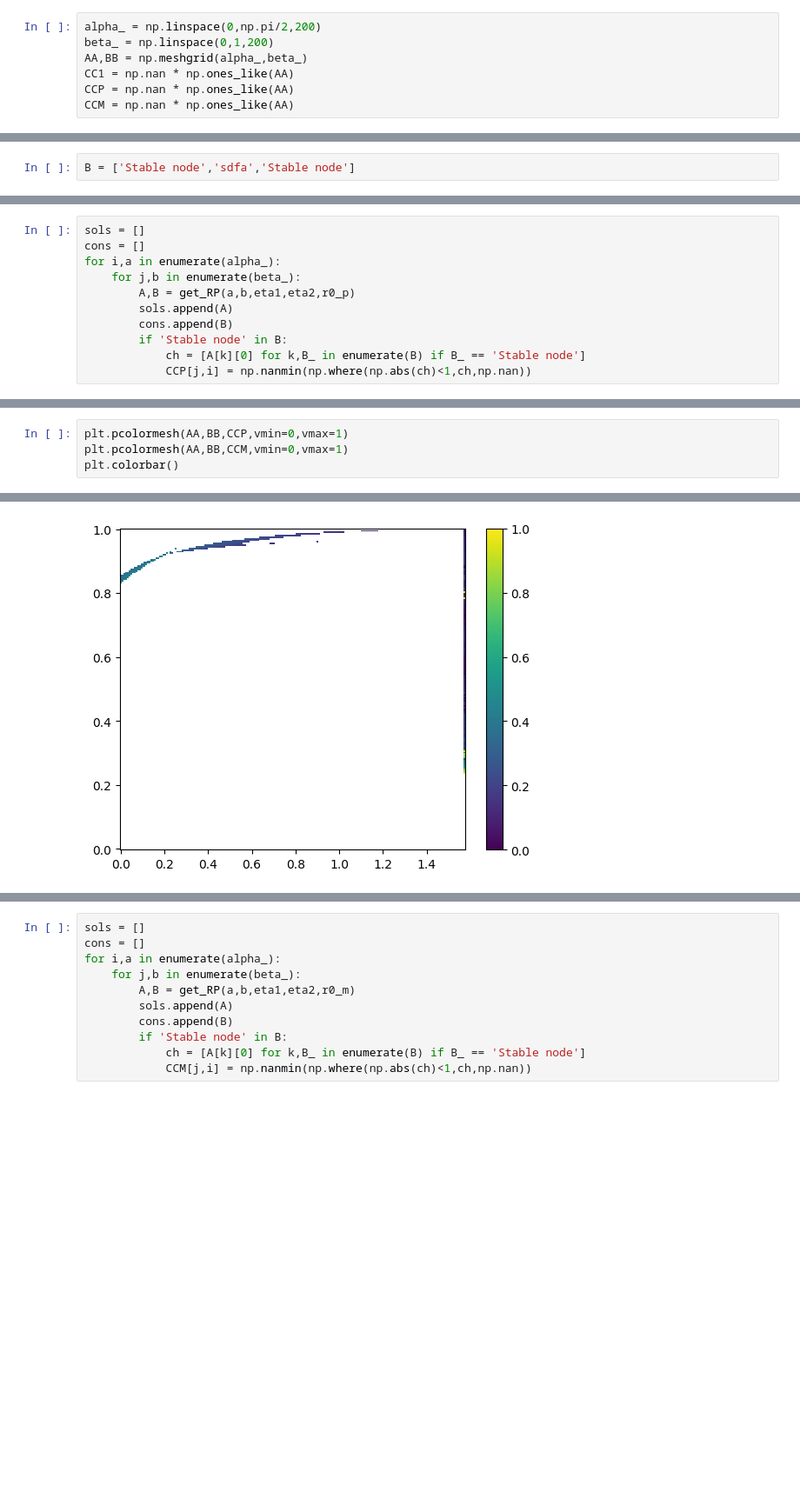
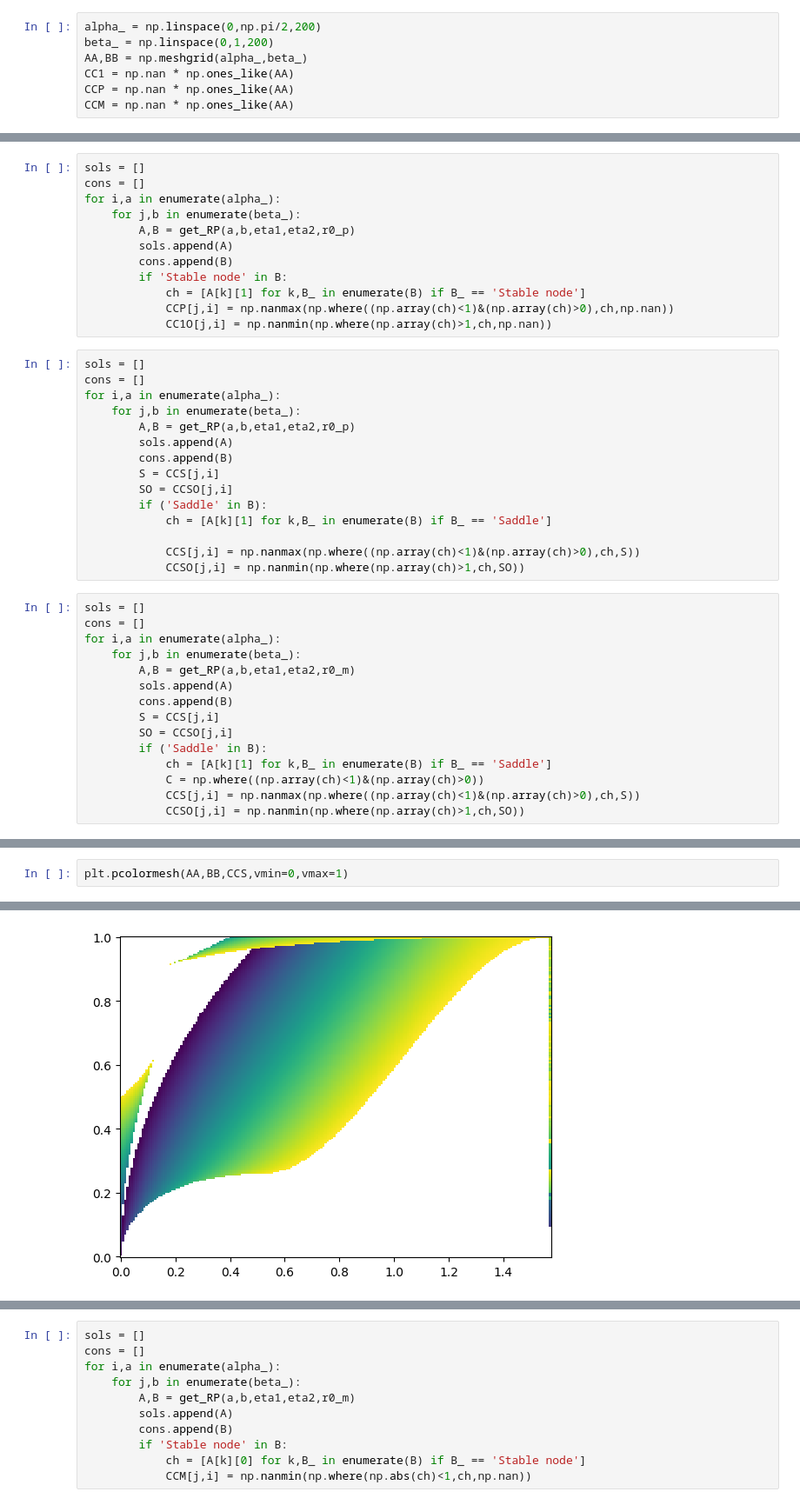
Before and after one commit to Gug-Young/Active_Rotator, a Jupyter notebook: 240822 Modified OA ansatz2.ipynb, the cells around one changed output, grey strips where cells are left out. Shown at 87% size. Saved outputs shown, nothing was run; the diff lists cells and outputs as text; blank space fills up the shorter version.

```diff
--- a/240822 Modified OA ansatz2.ipynb
+++ b/240822 Modified OA ansatz2.ipynb
@@ -760,2 +861,0 @@ np.where(B in 'Stable node' )
-# %%
-B = ['Stable node','sdfa','Stable node']
@@ -768,5 +893,36 @@ for i,a in enumerate(alpha_):
         sols.append(A)
         cons.append(B)
         if 'Stable node' in B:
-            ch = [A[k][0] for k,B_ in enumerate(B) if B_ == 'Stable node']
-            CCP[j,i] = np.nanmin(np.where(np.abs(ch)<1,ch,np.nan))
+            ch = [A[k][1] for k,B_ in enumerate(B) if B_ == 'Stable node']
+            CCP[j,i] = np.nanmax(np.where((np.array(ch)<1)&(np.array(ch)>0),ch,np.nan))
+            CC1O[j,i] = np.nanmin(np.where(np.array(ch)>1,ch,np.nan))
+# %%
+sols = []
+cons = []
+for i,a in enumerate(alpha_):
+    for j,b in enumerate(beta_):
+        A,B = get_RP(a,b,eta1,eta2,r0_p)
+        sols.append(A)
+        cons.append(B)
+        S = CCS[j,i]
+        SO = CCSO[j,i]
+        if ('Saddle' in B):
+            ch = [A[k][1] for k,B_ in enumerate(B) if B_ == 'Saddle']
+
+            CCS[j,i] = np.nanmax(np.where((np.array(ch)<1)&(np.array(ch)>0),ch,S))
+            CCSO[j,i] = np.nanmin(np.where(np.array(ch)>1,ch,SO))
+# %%
+sols = []
+cons = []
+for i,a in enumerate(alpha_):
+    for j,b in enumerate(beta_):
+        A,B = get_RP(a,b,eta1,eta2,r0_m)
+        sols.append(A)
+        cons.append(B)
+        S = CCS[j,i]
+        SO = CCSO[j,i]
+        if ('Saddle' in B):
+            ch = [A[k][1] for k,B_ in enumerate(B) if B_ == 'Saddle']
+            C = np.where((np.array(ch)<1)&(np.array(ch)>0))
+            CCS[j,i] = np.nanmax(np.where((np.array(ch)<1)&(np.array(ch)>0),ch,S))
+            CCSO[j,i] = np.nanmin(np.where(np.array(ch)>1,ch,SO))
@@ -773,5 +941,3 @@ for i,a in enumerate(alpha_):
 # %%
-plt.pcolormesh(AA,BB,CCP,vmin=0,vmax=1)
-plt.pcolormesh(AA,BB,CCM,vmin=0,vmax=1)
-plt.colorbar()
+plt.pcolormesh(AA,BB,CCS,vmin=0,vmax=1)
 # %% [output]
@@ -779 +945 @@ plt.colorbar()
-[figure, old version]
+[figure, new version]
```
Also changed, not shown: parts of 31 cells of this notebook.
